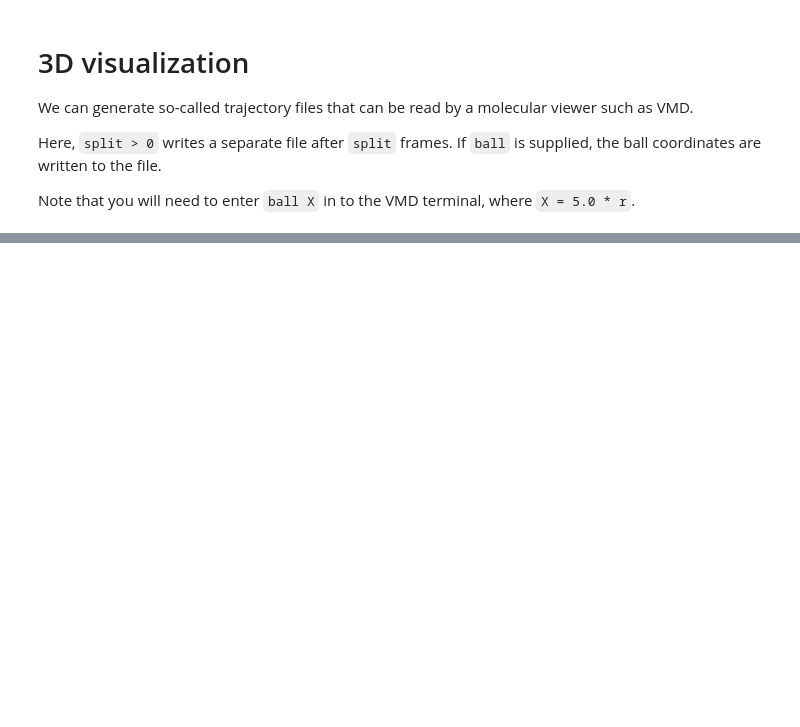
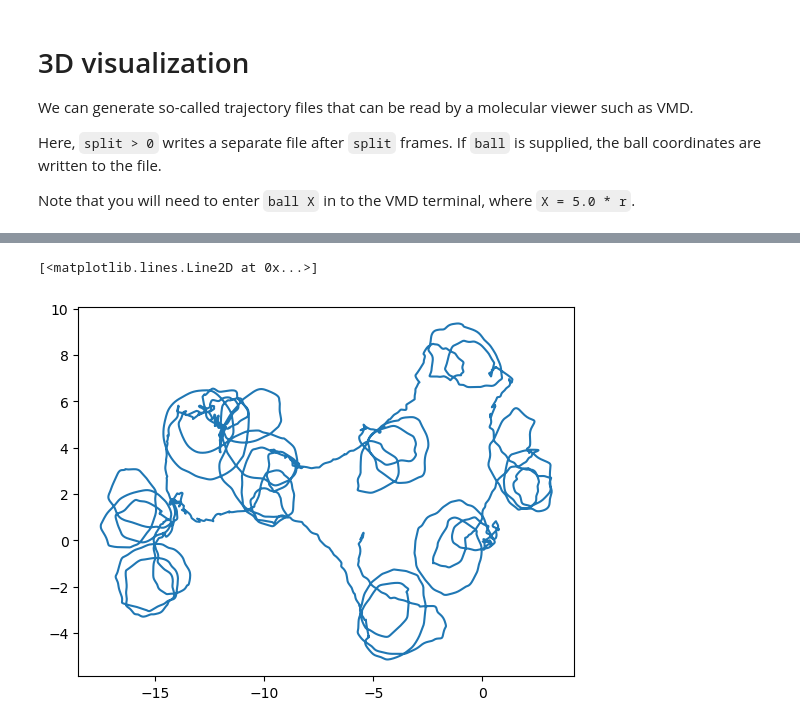
Before and after one commit to bidaye-lab/kinematics_analysis, a Jupyter notebook: notebooks/ball_fitting_example.ipynb, the cells around one changed output, grey strips where cells are left out. Cells and saved outputs as stored; diff of their text form; code cells hidden in the pictures; blank space fills up the shorter version.

```diff
--- a/notebooks/ball_fitting_example.ipynb
+++ b/notebooks/ball_fitting_example.ipynb
@@ -151,0 +261,5 @@ for t, df_trl in df.groupby('tnum'):
+# %%
+plt.plot(df['z_pos'],df['y_pos'])
+# %% [output]
+[<matplotlib.lines.Line2D at 0x...>]
+[figure, added]
```
Also changed, not shown: parts of 16 cells of this notebook, 12 other files.
